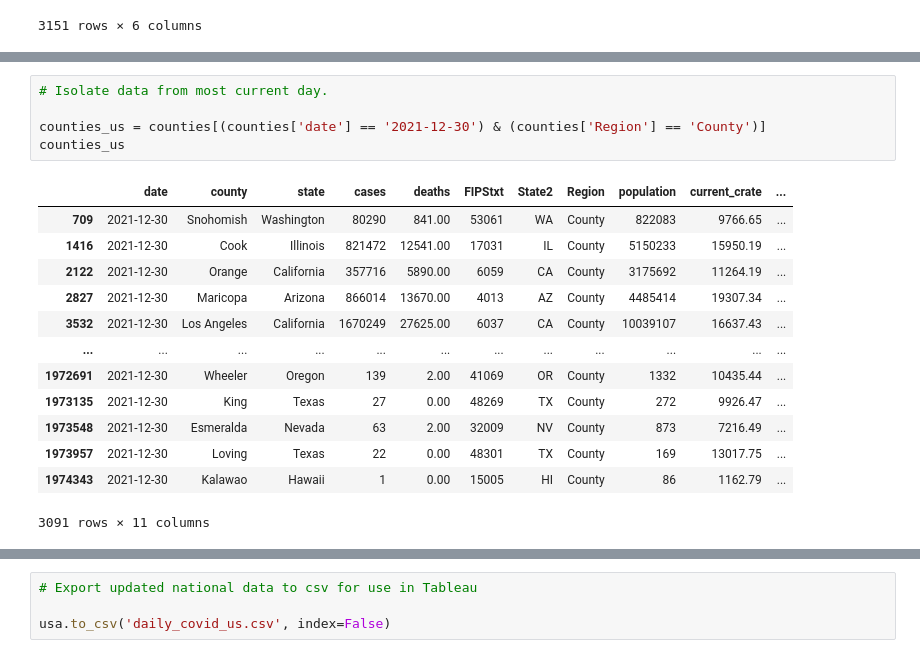
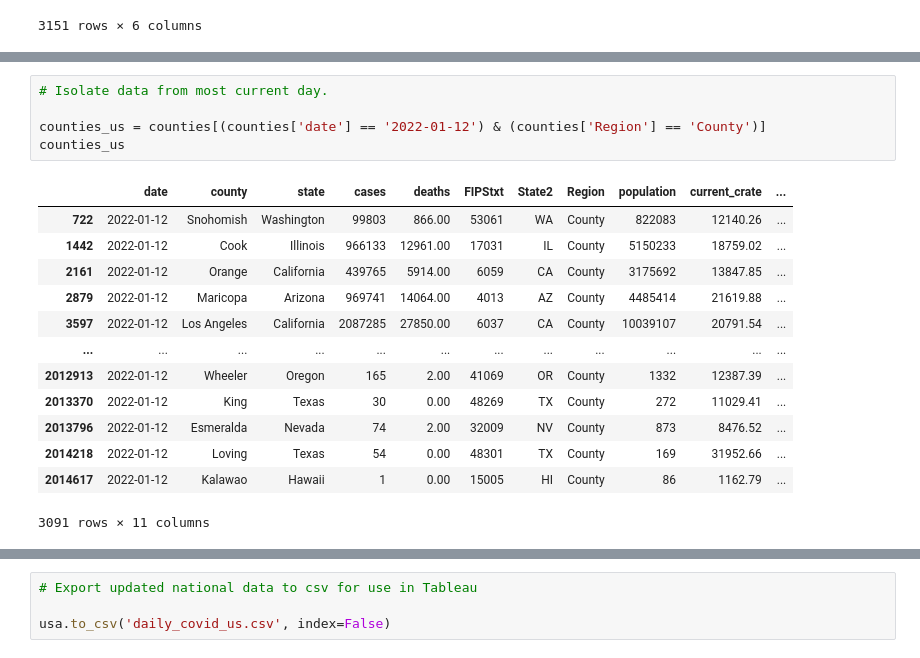
Before and after one commit to menlodoug/covid_crunching, a Jupyter notebook: pandas/COVID_USA.ipynb, the cells around one changed output, grey strips where cells are left out. Saved outputs shown, nothing was run; the diff lists cells and outputs as text.

```diff
--- a/pandas/COVID_USA.ipynb
+++ b/pandas/COVID_USA.ipynb
@@ -94,21 +94,21 @@ counties
 # %%
 # Isolate data from most current day.
 
-counties_us = counties[(counties['date'] == '2021-12-30') & (counties['Region'] == 'County')]
+counties_us = counties[(counties['date'] == '2022-01-12') & (counties['Region'] == 'County')]
 counties_us
 # %% [output]
 |  | date | county | state | cases | deaths | FIPStxt | State2 | Region | population | current_crate | ... |
-| 709 | 2021-12-30 | Snohomish | Washington | 80290 | 841.00 | 53061 | WA | County | 822083 | 9766.65 | ... |
-| 1416 | 2021-12-30 | Cook | Illinois | 821472 | 12541.00 | 17031 | IL | County | 5150233 | 15950.19 | ... |
-| 2122 | 2021-12-30 | Orange | California | 357716 | 5890.00 | 6059 | CA | County | 3175692 | 11264.19 | ... |
-| 2827 | 2021-12-30 | Maricopa | Arizona | 866014 | 13670.00 | 4013 | AZ | County | 4485414 | 19307.34 | ... |
-| 3532 | 2021-12-30 | Los Angeles | California | 1670249 | 27625.00 | 6037 | CA | County | 10039107 | 16637.43 | ... |
+| 722 | 2022-01-12 | Snohomish | Washington | 99803 | 866.00 | 53061 | WA | County | 822083 | 12140.26 | ... |
+| 1442 | 2022-01-12 | Cook | Illinois | 966133 | 12961.00 | 17031 | IL | County | 5150233 | 18759.02 | ... |
+| 2161 | 2022-01-12 | Orange | California | 439765 | 5914.00 | 6059 | CA | County | 3175692 | 13847.85 | ... |
+| 2879 | 2022-01-12 | Maricopa | Arizona | 969741 | 14064.00 | 4013 | AZ | County | 4485414 | 21619.88 | ... |
+| 3597 | 2022-01-12 | Los Angeles | California | 2087285 | 27850.00 | 6037 | CA | County | 10039107 | 20791.54 | ... |
 | ... | ... | ... | ... | ... | ... | ... | ... | ... | ... | ... | ... |
-| 1972691 | 2021-12-30 | Wheeler | Oregon | 139 | 2.00 | 41069 | OR | County | 1332 | 10435.44 | ... |
-| 1973135 | 2021-12-30 | King | Texas | 27 | 0.00 | 48269 | TX | County | 272 | 9926.47 | ... |
-| 1973548 | 2021-12-30 | Esmeralda | Nevada | 63 | 2.00 | 32009 | NV | County | 873 | 7216.49 | ... |
-| 1973957 | 2021-12-30 | Loving | Texas | 22 | 0.00 | 48301 | TX | County | 169 | 13017.75 | ... |
-| 1974343 | 2021-12-30 | Kalawao | Hawaii | 1 | 0.00 | 15005 | HI | County | 86 | 1162.79 | ... |
+| 2012913 | 2022-01-12 | Wheeler | Oregon | 165 | 2.00 | 41069 | OR | County | 1332 | 12387.39 | ... |
+| 2013370 | 2022-01-12 | King | Texas | 30 | 0.00 | 48269 | TX | County | 272 | 11029.41 | ... |
+| 2013796 | 2022-01-12 | Esmeralda | Nevada | 74 | 2.00 | 32009 | NV | County | 873 | 8476.52 | ... |
+| 2014218 | 2022-01-12 | Loving | Texas | 54 | 0.00 | 48301 | TX | County | 169 | 31952.66 | ... |
+| 2014617 | 2022-01-12 | Kalawao | Hawaii | 1 | 0.00 | 15005 | HI | County | 86 | 1162.79 | ... |
 3091 rows × 11 columns
 # %%
 # Create up to date rates so rankings can be performed using the latest data.
```
Also changed, not shown: parts of 14 cells of this notebook, 46 other files.
